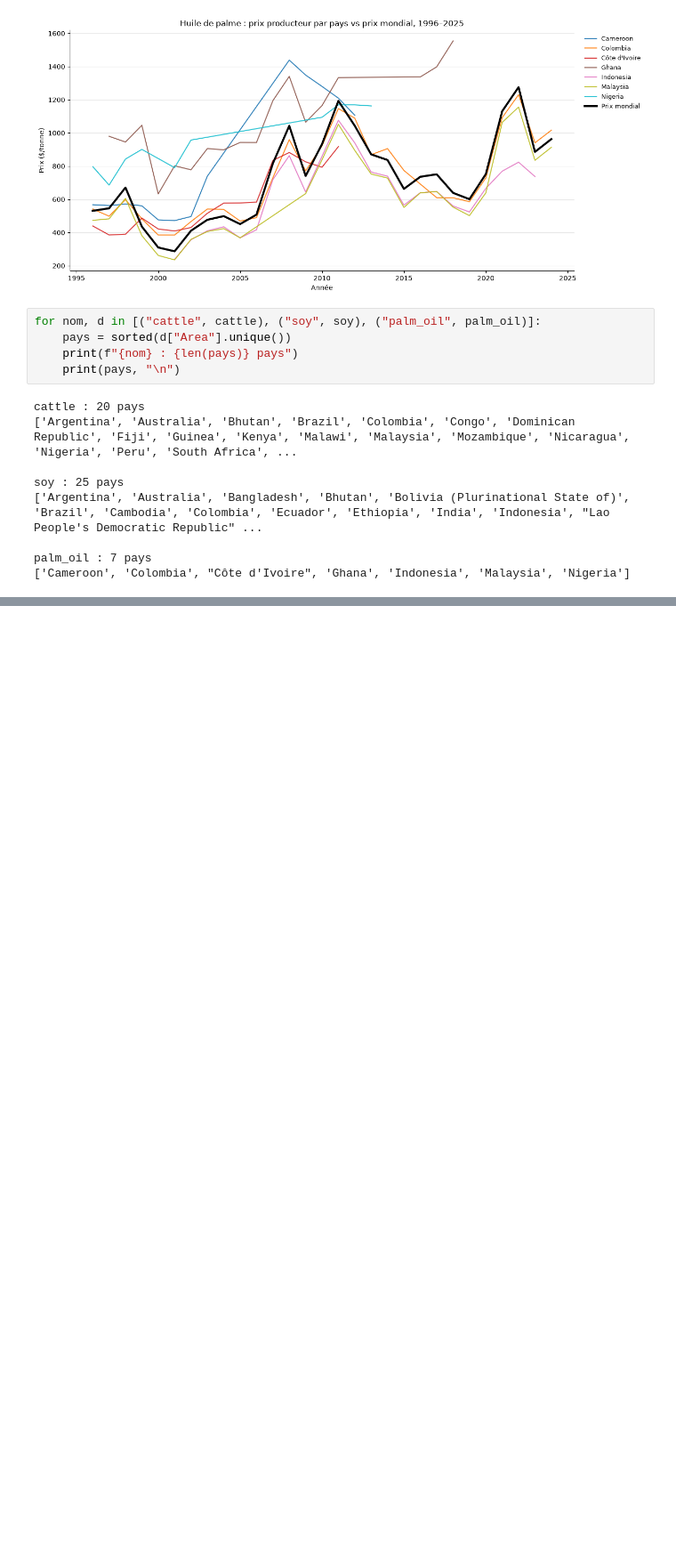
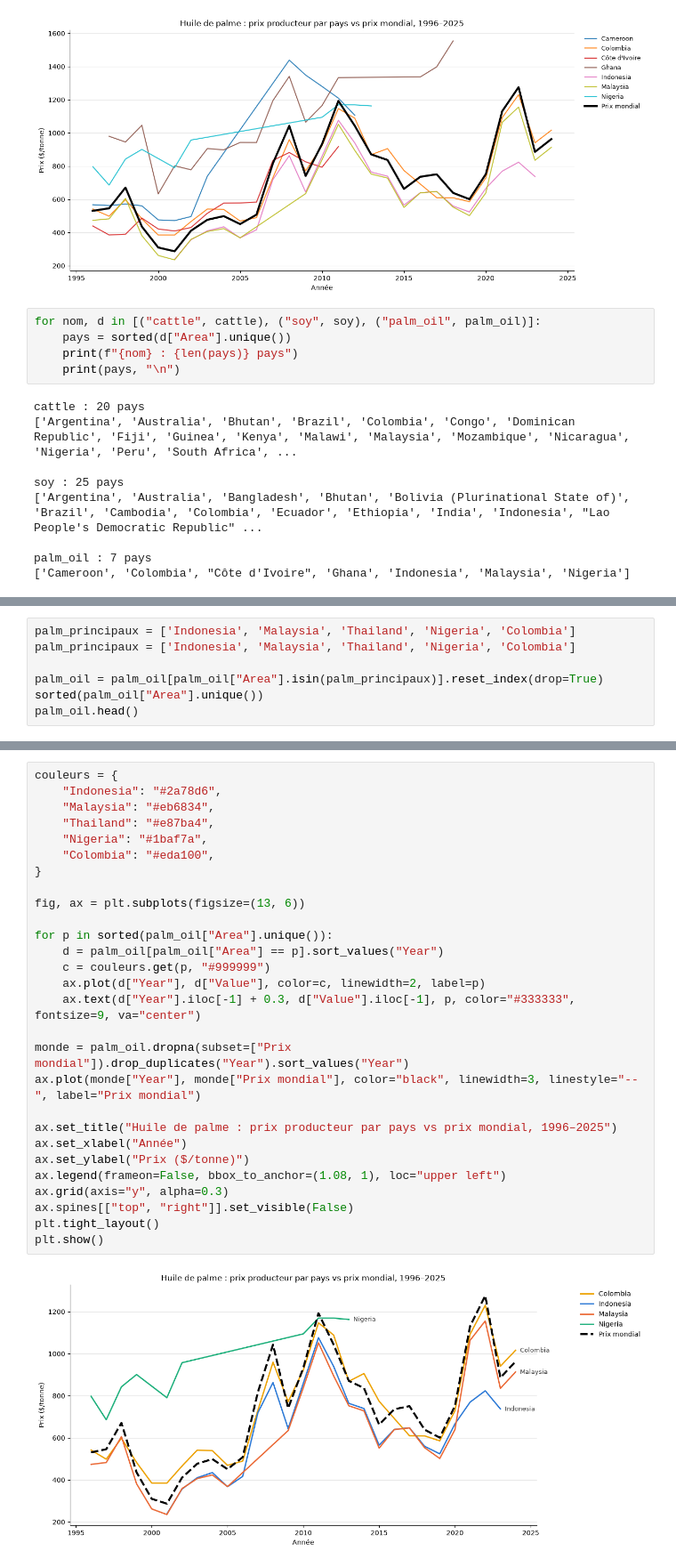
Before and after one commit to AndrewEberhardt/DataScienceProject, a Jupyter notebook: notebooks/david/david.com.price.ipynb, the cells around one changed output, grey strips where cells are left out. Shown at 89% size. Drawn from its saved outputs; the diff is of its cells as text; blank space fills up the shorter version.

```diff
--- a/notebooks/david/david.com.price.ipynb
+++ b/notebooks/david/david.com.price.ipynb
@@ -726,0 +729,7 @@ palm_oil : 7 pays
+# %%
+palm_principaux = ['Indonesia', 'Malaysia', 'Thailand', 'Nigeria', 'Colombia']
+palm_principaux = ['Indonesia', 'Malaysia', 'Thailand', 'Nigeria', 'Colombia']
+
+palm_oil = palm_oil[palm_oil["Area"].isin(palm_principaux)].reset_index(drop=True)
+sorted(palm_oil["Area"].unique())
+palm_oil.head()
@@ -726,0 +862,30 @@ palm_oil : 7 pays
+# %%
+couleurs = {
+    "Indonesia": "#2a78d6",
+    "Malaysia": "#eb6834",
+    "Thailand": "#e87ba4",
+    "Nigeria": "#1baf7a",
+    "Colombia": "#eda100",
+}
+
+fig, ax = plt.subplots(figsize=(13, 6))
+
+for p in sorted(palm_oil["Area"].unique()):
+    d = palm_oil[palm_oil["Area"] == p].sort_values("Year")
+    c = couleurs.get(p, "#999999")
+    ax.plot(d["Year"], d["Value"], color=c, linewidth=2, label=p)
+    ax.text(d["Year"].iloc[-1] + 0.3, d["Value"].iloc[-1], p, color="#333333", fontsize=9, va="center")
+
+monde = palm_oil.dropna(subset=["Prix mondial"]).drop_duplicates("Year").sort_values("Year")
+ax.plot(monde["Year"], monde["Prix mondial"], color="black", linewidth=3, linestyle="--", label="Prix mondial")
+
+ax.set_title("Huile de palme : prix producteur par pays vs prix mondial, 1996–2025")
+ax.set_xlabel("Année")
+ax.set_ylabel("Prix ($/tonne)")
+ax.legend(frameon=False, bbox_to_anchor=(1.08, 1), loc="upper left")
+ax.grid(axis="y", alpha=0.3)
+ax.spines[["top", "right"]].set_visible(False)
+plt.tight_layout()
+plt.show()
+# %% [output]
+[figure, added]
```
Also changed, not shown: parts of 11 cells of this notebook.
